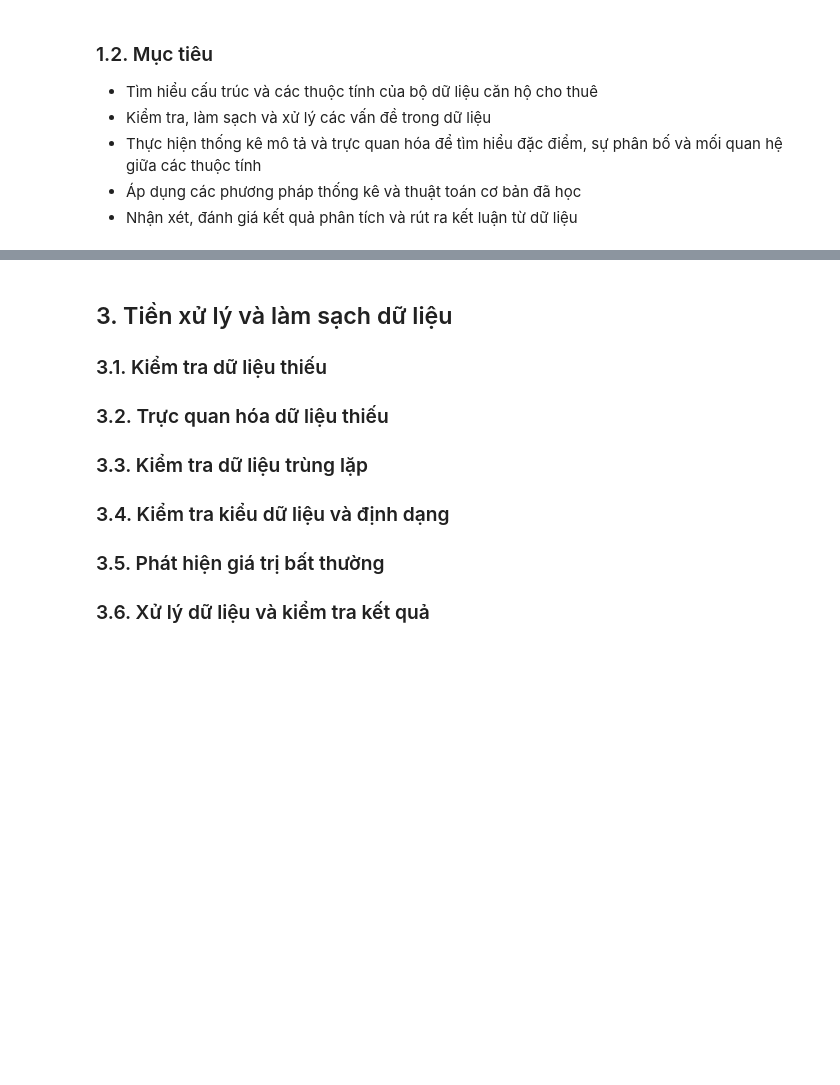
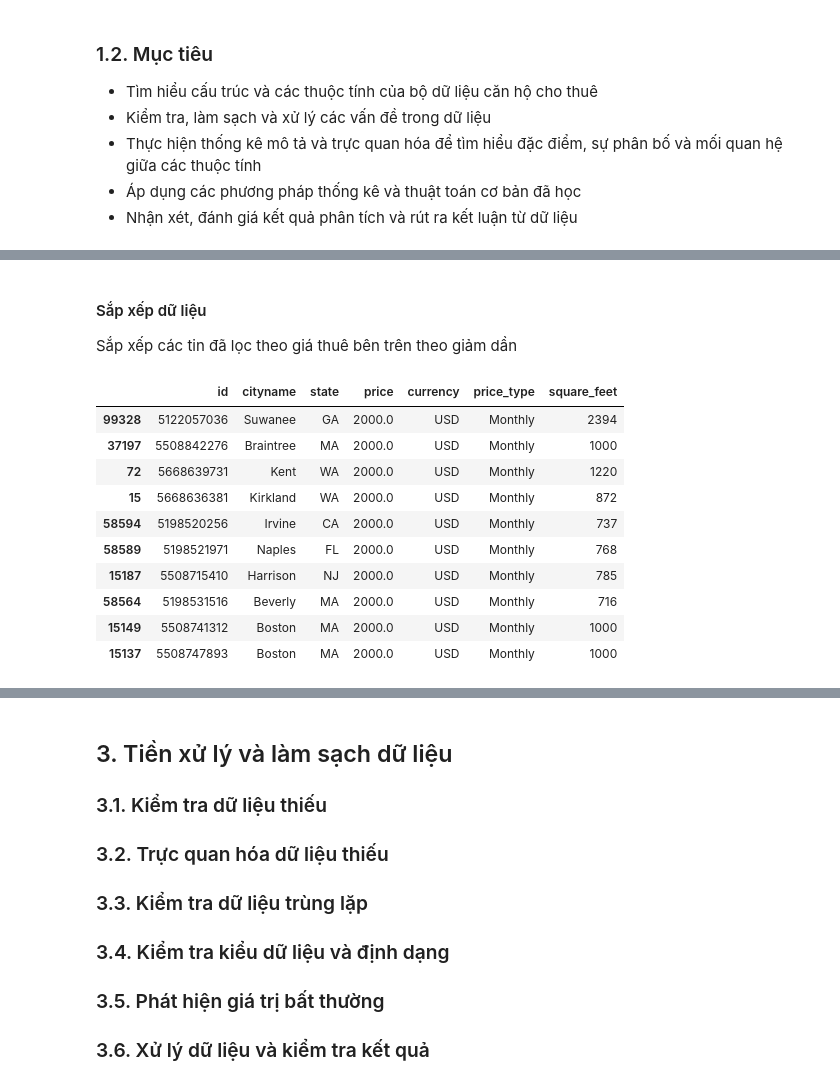
Before and after one commit to 1amBlake/apartment-rental-analysis-iuh, a Jupyter notebook: notebooks/apartment_retal_analysis.ipynb, the cells around one changed output, grey strips where cells are left out. Saved outputs shown, nothing was run; the diff lists cells and outputs as text; code cells hidden in the pictures; blank space fills up the shorter version.

```diff
--- a/notebooks/apartment_retal_analysis.ipynb
+++ b/notebooks/apartment_retal_analysis.ipynb
@@ -25,0 +194,22 @@ Dữ liệu căn hộ cho thuê chứa nhiều thông tin như giá thuê, số
+# %% [markdown]
+#### Sắp xếp dữ liệu
+Sắp xếp các tin đã lọc theo giá thuê bên trên theo giảm dần
+# %%
+df_sorted = df_price_range.sort_values(
+    by="price",
+    ascending=False
+)
+
+display(df_sorted.head(10))
+# %% [output]
+|  | id | cityname | state | price | currency | price_type | square_feet |
+| 99328 | 5122057036 | Suwanee | GA | 2000.0 | USD | Monthly | 2394 |
+| 37197 | 5508842276 | Braintree | MA | 2000.0 | USD | Monthly | 1000 |
+| 72 | 5668639731 | Kent | WA | 2000.0 | USD | Monthly | 1220 |
+| 15 | 5668636381 | Kirkland | WA | 2000.0 | USD | Monthly | 872 |
+| 58594 | 5198520256 | Irvine | CA | 2000.0 | USD | Monthly | 737 |
+| 58589 | 5198521971 | Naples | FL | 2000.0 | USD | Monthly | 768 |
+| 15187 | 5508715410 | Harrison | NJ | 2000.0 | USD | Monthly | 785 |
+| 58564 | 5198531516 | Beverly | MA | 2000.0 | USD | Monthly | 716 |
+| 15149 | 5508741312 | Boston | MA | 2000.0 | USD | Monthly | 1000 |
+| 15137 | 5508747893 | Boston | MA | 2000.0 | USD | Monthly | 1000 |
```
Also changed, not shown: parts of 26 cells of this notebook, 7 other files.
